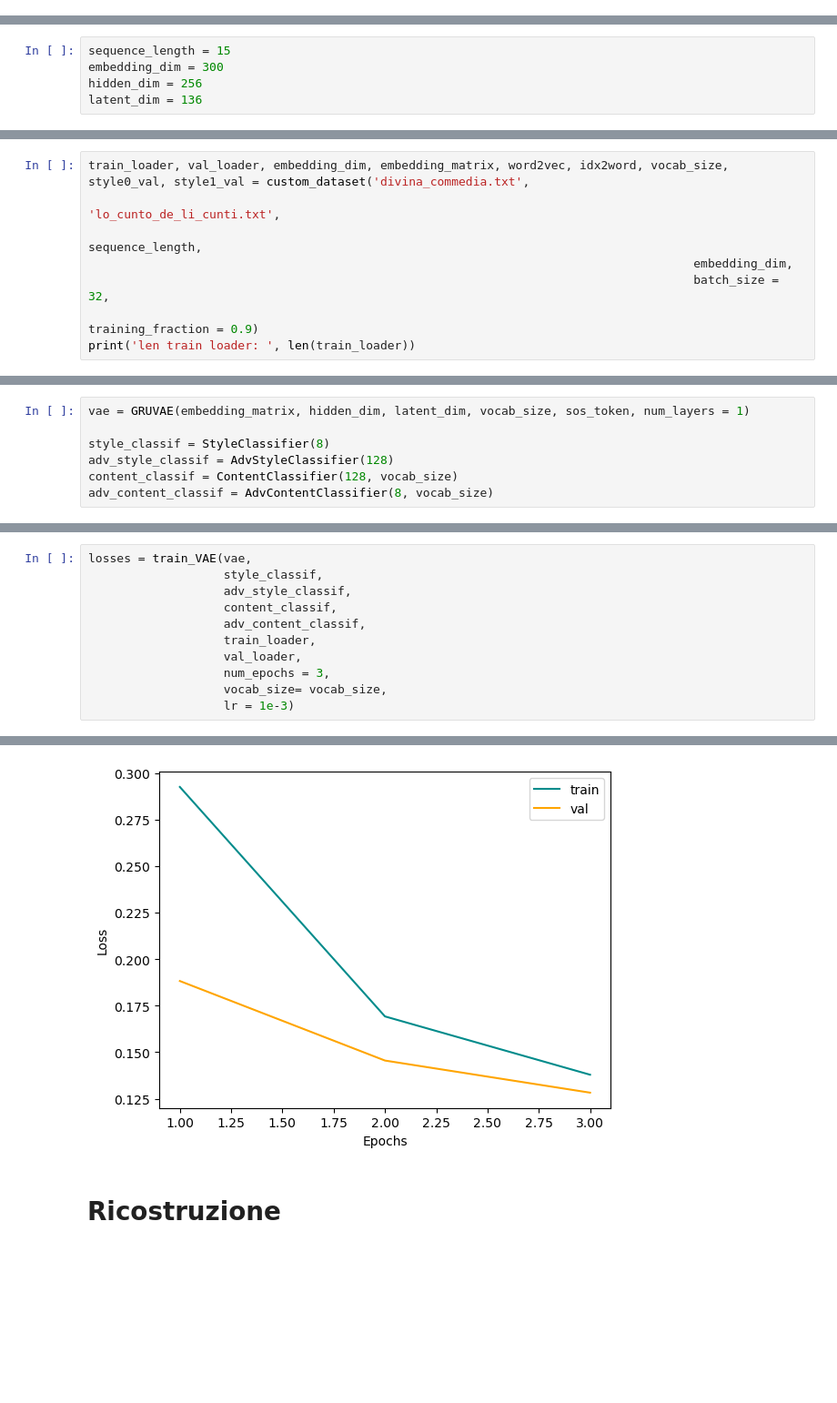
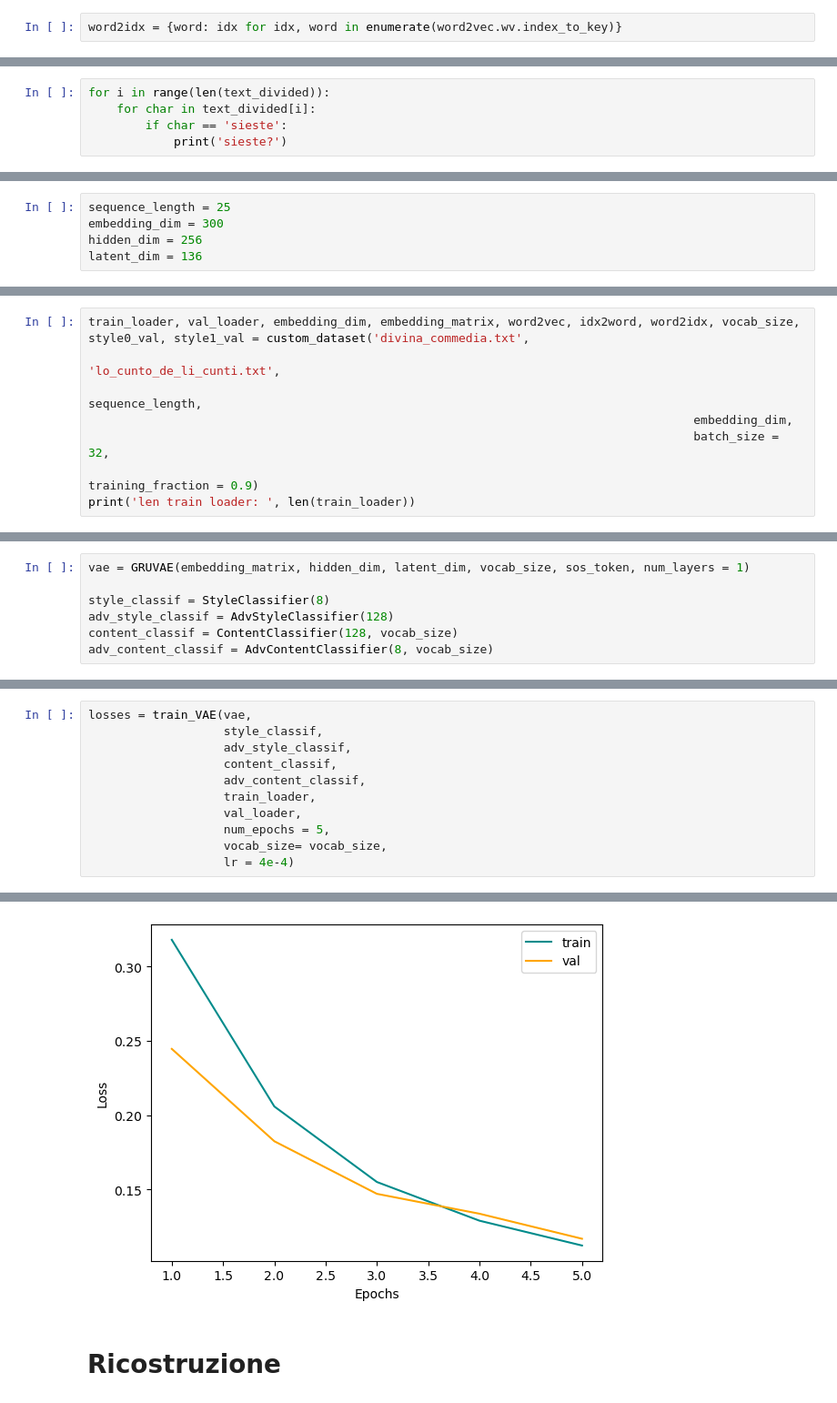
Before and after one commit to MassimoMario/Dante_to_italian_Text_Style_Transfer, a Jupyter notebook: TST_20K.ipynb, the cells around one changed output, grey strips where cells are left out. Shown at 91% size. Drawn from its saved outputs; the diff is of its cells as text; blank space fills up the shorter version.

```diff
--- a/TST_20K.ipynb
+++ b/TST_20K.ipynb
@@ -377,0 +381,2 @@ word2vec = Word2Vec(text_divided, vector_size = 20248, window = 5, min_count=1,
+# %%
+word2idx = {word: idx for idx, word in enumerate(word2vec.wv.index_to_key)}
@@ -378,3 +387,8 @@ word2vec = Word2Vec(text_divided, vector_size = 20248, window = 5, min_count=1,
+# %%
+for i in range(len(text_divided)):
+    for char in text_divided[i]:
+        if char == 'sieste':
+            print('sieste?')
 # %%
 def custom_dataset(file1 : str,file2 : str, sequence_length, embedding_dim, batch_size, training_fraction):
 
@@ -467,5 +487,5 @@ def custom_dataset(file1 : str,file2 : str, sequence_length, embedding_dim, batc
 # %%
-sequence_length = 15
+sequence_length = 25
 embedding_dim = 300
 hidden_dim = 256
 latent_dim = 136
@@ -482,5 +502,5 @@ len train loader:  381
 # %%
-train_loader, val_loader, embedding_dim, embedding_matrix, word2vec, idx2word, vocab_size, style0_val, style1_val = custom_dataset('divina_commedia.txt',
+train_loader, val_loader, embedding_dim, embedding_matrix, word2vec, idx2word, word2idx, vocab_size, style0_val, style1_val = custom_dataset('divina_commedia.txt',
                                                                                      'lo_cunto_de_li_cunti.txt',
                                                                                      sequence_length,
                                                                                      embedding_dim,
@@ -519,7 +541,7 @@ losses = train_VAE(vae,
                    adv_content_classif,
                    train_loader,
                    val_loader,
-                   num_epochs = 3,
+                   num_epochs = 5,
                    vocab_size= vocab_size,
-                   lr = 1e-3)
+                   lr = 4e-4)
 # %% [output]
@@ -529,4 +553,4 @@ losses = train_VAE(vae,
-[figure, old version]
+[figure, new version]
 # %% [markdown]
 # Ricostruzione
 # %%
```
Also changed, not shown: parts of 21 cells of this notebook.
